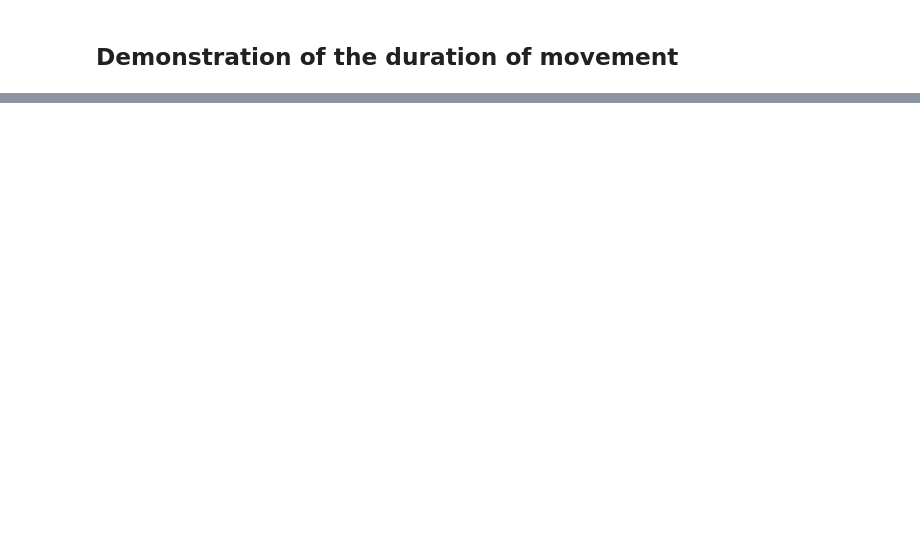
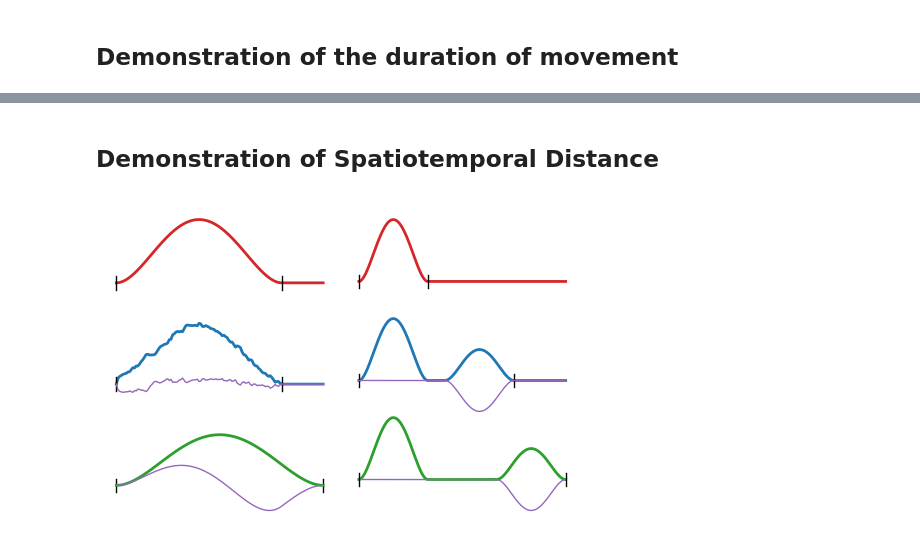
Before and after one commit to siva82kb/kinometrics, a Jupyter notebook: analysis/movement_distance.ipynb, the cells around one changed output, grey strips where cells are left out. Drawn from its saved outputs; the diff is of its cells as text; code cells hidden in the pictures; blank space fills up the shorter version.

Commit message:
Added more to the ST distance notebook.

```diff
--- a/analysis/movement_distance.ipynb
+++ b/analysis/movement_distance.ipynb
@@ -218,0 +75,2 @@ fig.savefig(pathlib.Path(base_fig_dir, f"smm_equiv.svg"), bbox_inches="tight")
+# %% [markdown]
+## Demonstration of Spatiotemporal Distance
@@ -218,0 +104,48 @@ fig.savefig(pathlib.Path(base_fig_dir, f"smm_equiv.svg"), bbox_inches="tight")
+# %%
+fig = plt.figure(figsize=(5, 3.5))
+ydel = 3.0
+ax = fig.add_subplot(121)
+ax.plot(moves["case1"]["t"], moves["case1"]["m1"], color='tab:red',
+        lw=2, label="$m_1$")
+ax.plot([0, 0], [-0.2, 0.2], lw=1, color='k')
+ax.plot([1, 1], [-0.2, 0.2], lw=1, color='k')
+ax.plot(moves["case1"]["t"], moves["case1"]["m2"] - ydel, color='tab:blue',
+        lw=2, label="$m_2$")
+ax.plot([0, 0], [-0.2 - ydel, 0.2 - ydel], lw=1, color='k')
+ax.plot([1, 1], [-0.2 - ydel, 0.2 - ydel], lw=1, color='k')
+ax.plot(moves["case1"]["t"], moves["case1"]["m1"] - moves["case1"]["m2"] - ydel,
+        color='tab:purple', lw=1, alpha=1, label="$m_1 - m_2$")
+ax.plot([0, 0], [-0.2 - 2 * ydel, 0.2 - 2 * ydel], lw=1, color='k')
+ax.plot([1.25, 1.25], [-0.2 - 2 * ydel, 0.2 - 2 * ydel], lw=1, color='k')
+ax.plot(moves["case1"]["t"], moves["case1"]["m3"] - 2 * ydel, color='tab:green',
+        lw=2, label="$m_2$")
+ax.plot(moves["case1"]["t"], moves["case1"]["m1"] - moves["case1"]["m3"] - 2 * ydel,
+        color='tab:purple', lw=1, alpha=1, label="$m_1 - m_2$")
+ax.axis('off')
+
+ax = fig.add_subplot(122)
+ax.plot(moves["case2"]["t"], moves["case2"]["m1"], color='tab:red',
+        lw=2, label="$m_1$")
+ax.plot([0, 0], [-0.2, 0.2], lw=1, color='k')
+ax.plot([1, 1], [-0.2, 0.2], lw=1, color='k')
+ax.plot(moves["case2"]["t"], moves["case2"]["m2"] - ydel, color='tab:blue',
+        lw=2, label="$m_2$")
+ax.plot([0, 0], [-0.2 - ydel, 0.2 - ydel], lw=1, color='k')
+ax.plot([2.25, 2.25], [-0.2 - ydel, 0.2 - ydel], lw=1, color='k')
+ax.plot(moves["case2"]["t"], moves["case2"]["m1"] - moves["case2"]["m2"] - ydel,
+        color='tab:purple', lw=1, alpha=1, label="$m_1 - m_2$")
+ax.plot(moves["case2"]["t"], moves["case2"]["m3"] - 2 * ydel, color='tab:green',
+        lw=2, label="$m_2$")
+ax.plot(moves["case2"]["t"], moves["case2"]["m1"] - moves["case2"]["m3"] - 2 * ydel,
+        color='tab:purple', lw=1, alpha=1, label="$m_1 - m_2$")
+ax.plot([0, 0], [-0.2 - 2 * ydel, 0.2 - 2 * ydel], lw=1, color='k')
+ax.plot([3.0, 3.0], [-0.2 - 2 * ydel, 0.2 - 2 * ydel], lw=1, color='k')
+ax.axis('off')
+
+plt.tight_layout()
+
+# Save figure
+fig.savefig(pathlib.Path(base_fig_dir, f"st_dist.pdf"), bbox_inches="tight")
+fig.savefig(pathlib.Path(base_fig_dir, f"st_dist.svg"), bbox_inches="tight")
+# %% [output]
+[figure, added]
```
Also changed, not shown: parts of 10 cells of this notebook, 7 other files.
